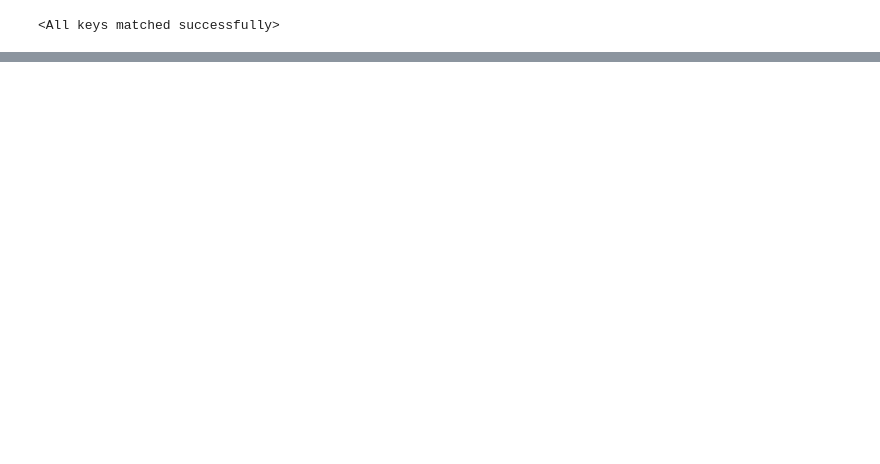
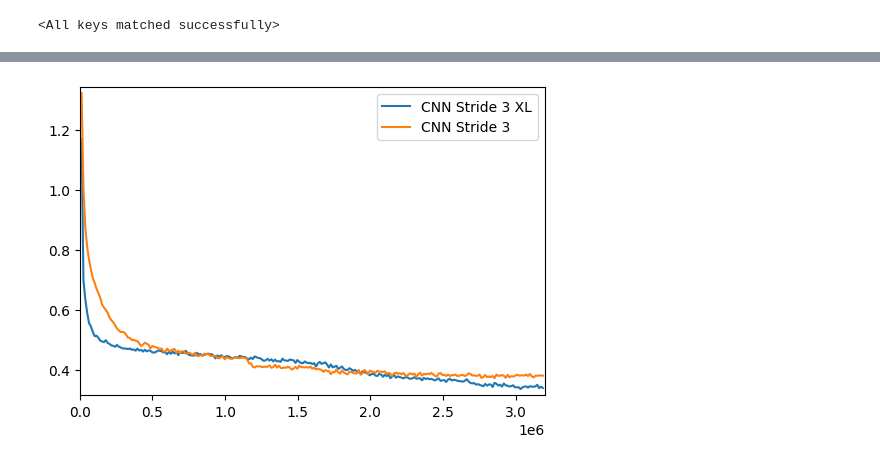
Before and after one commit to JonnySpruce/ml-sudoku-solver, a Jupyter notebook: sudoku-solver.ipynb, the cells around one changed output, grey strips where cells are left out. Saved outputs shown, nothing was run; the diff lists cells and outputs as text; code cells hidden in the pictures; blank space fills up the shorter version.

```diff
--- a/sudoku-solver.ipynb
+++ b/sudoku-solver.ipynb
@@ -299,0 +444,25 @@ class CNNBase(nn.Module):
+# %%
+class CNNBaseXL(nn.Module):
+    def __init__(self):
+        super().__init__()
+
+        self.linear_relu_stack = nn.Sequential(
+            nn.Conv2d(9, 729, kernel_size=3, stride=3), # 3x3
+            nn.ReLU(),
+            nn.Conv2d(729, 19683, kernel_size=3, stride=3), # 1x1
+        )
+
+        self.linear = nn.Sequential(
+            nn.Linear(19683, 2000),
+            nn.ReLU(),
+            nn.BatchNorm1d(2000),
+            nn.Linear(2000, 729),
+        )
+
+    def forward(self, x):
+        mod_x = x.permute([0,2,1])
+        mod_x = mod_x.unflatten(2,(9,9))
+        cnn = self.linear_relu_stack(mod_x).flatten(1)
+        logits = self.linear(cnn)
+        logits = logits.squeeze().unflatten(1, (81,9))
+        return logits
@@ -905,0 +1223,12 @@ NameError: name 'model' is not defined
+# %%
+# test different base model architectures
+model_iter = iter([CNNBase, CNNBaseXL])
+lr_iter = iter([8e-3, 1e-4])
+
+results = parameters_comparison(
+    epoch_labels=["CNN Stride 3 XL", "CNN Stride 3"],
+    model_class_provider=(lambda: next(model_iter)),
+    learning_rates_provider=(lambda: next(lr_iter)),
+    scheduler_provider=(lambda optimiser: torch.optim.lr_scheduler.ReduceLROnPlateau(optimiser, factor=0.5, patience=10)),
+)
+# %% [output]
@@ -905,0 +1237 @@ NameError: name 'model' is not defined
+[figure, added]
```
Also changed, not shown: parts of 42 cells of this notebook, 4 other files.
